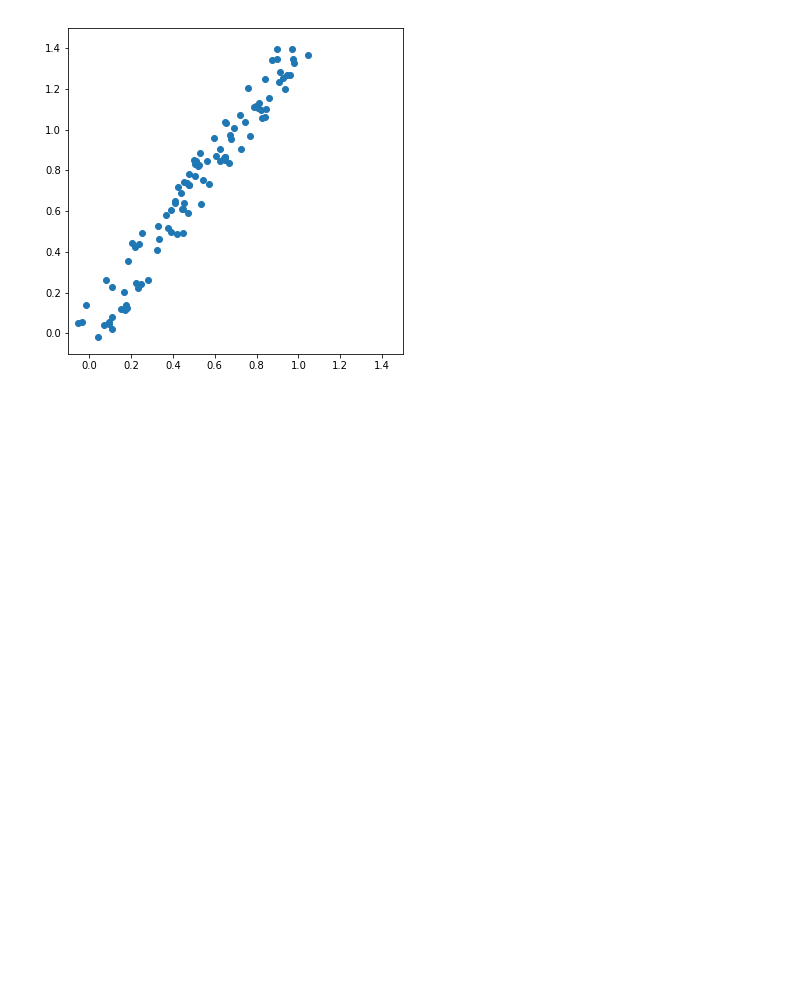
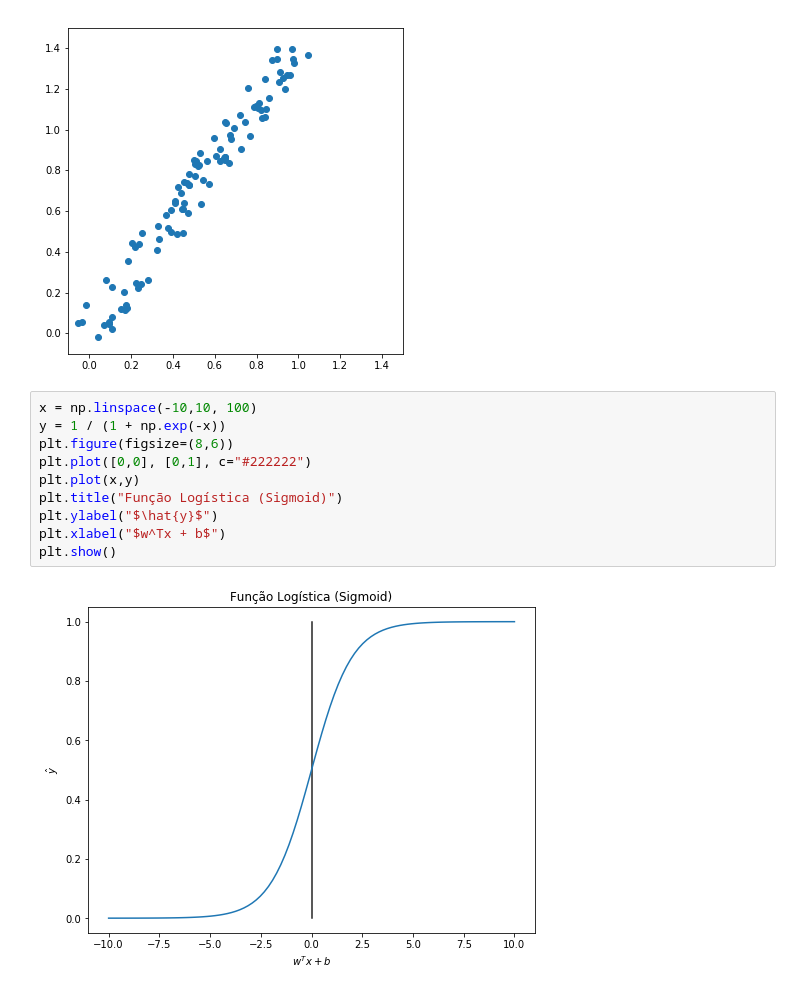
Before and after one commit to GuilhermeFreire/Keystrokes, a Jupyter notebook: Untitled4.ipynb, the cells around one changed output. Drawn from its saved outputs; the diff is of its cells as text; blank space fills up the shorter version.

Commit message:
* functions images

```diff
--- a/Untitled4.ipynb
+++ b/Untitled4.ipynb
@@ -23,3 +23,15 @@ plt.scatter(points[:,0], points[:,1])
 plt.show()
 # %% [output]
 [figure]
+# %%
+x = np.linspace(-10,10, 100)
+y = 1 / (1 + np.exp(-x))
+plt.figure(figsize=(8,6))
+plt.plot([0,0], [0,1], c="#222222")
+plt.plot(x,y)
+plt.title("Função Logística (Sigmoid)")
+plt.ylabel("$\hat{y}$")
+plt.xlabel("$w^Tx + b$")
+plt.show()
+# %% [output]
+[figure, added]
```
Also changed, not shown: parts of 1 cell of this notebook, 3 other files.
